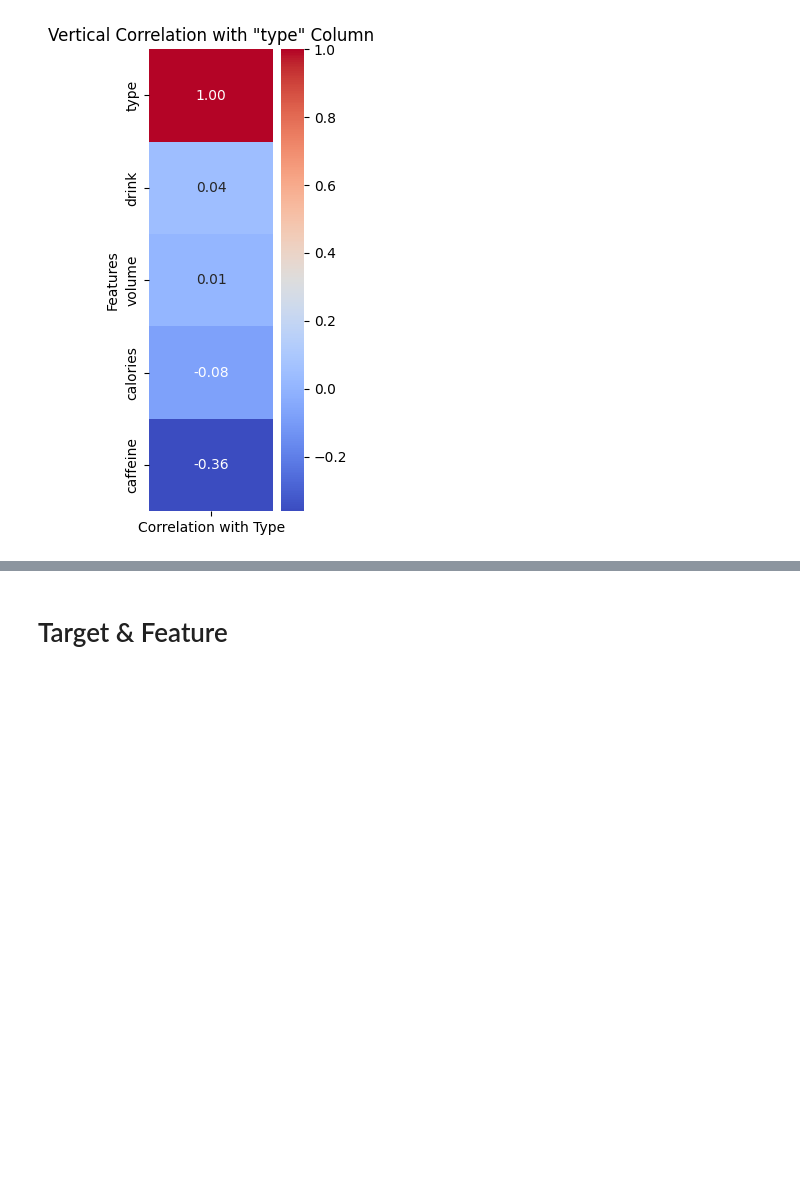
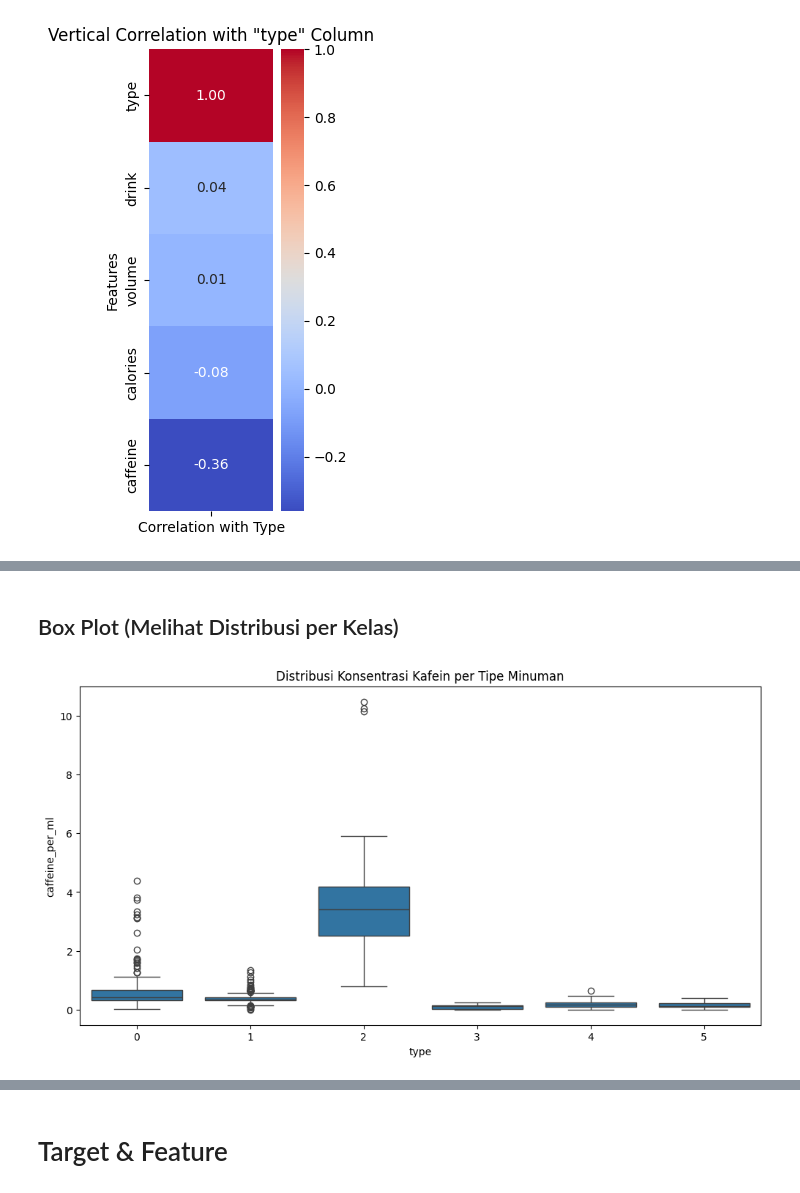
Before and after one commit to Pradipta2/uts-bi, a Jupyter notebook: UTS_BI.ipynb, the cells around one changed output, grey strips where cells are left out. Cells and saved outputs as stored; diff of their text form; code cells hidden in the pictures; blank space fills up the shorter version.

```diff
--- a/UTS_BI.ipynb
+++ b/UTS_BI.ipynb
@@ -123,0 +151,9 @@ plt.show()
+# %% [markdown]
+## Box Plot (Melihat Distribusi per Kelas)
+# %%
+plt.figure(figsize=(12, 6))
+sns.boxplot(x='type', y='caffeine_per_ml', data=df)
+plt.title('Distribusi Konsentrasi Kafein per Tipe Minuman')
+plt.show()
+# %% [output]
+[figure, added]
```
Also changed, not shown: parts of 30 cells of this notebook.
